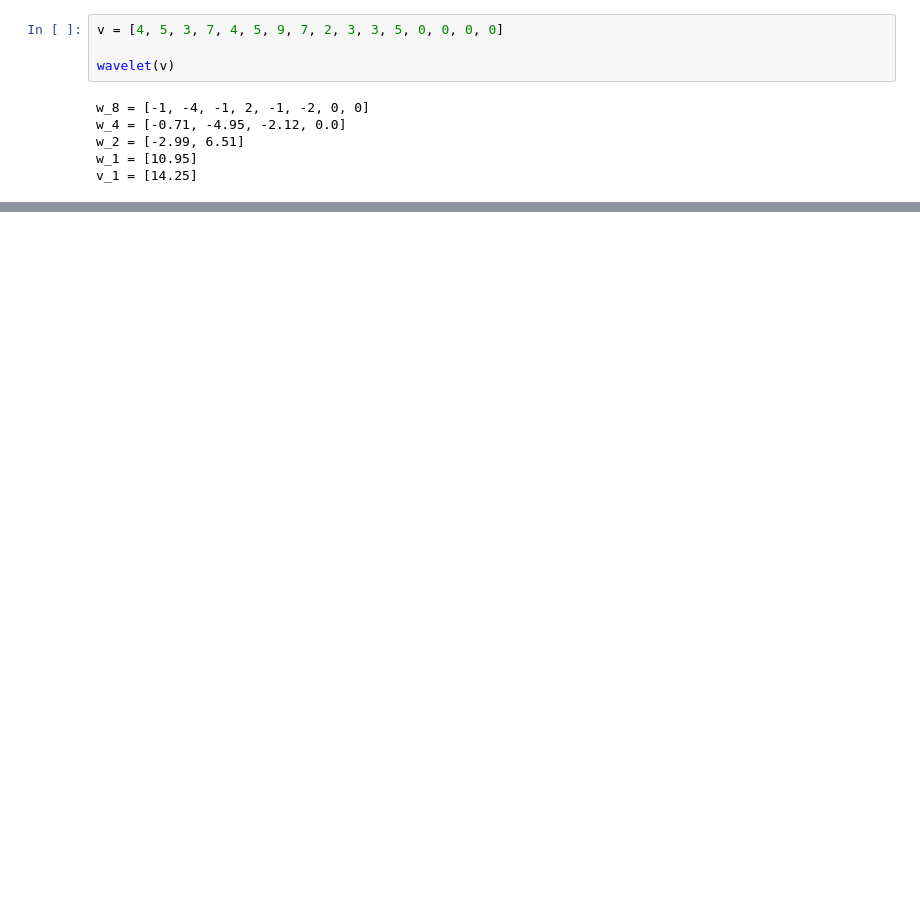
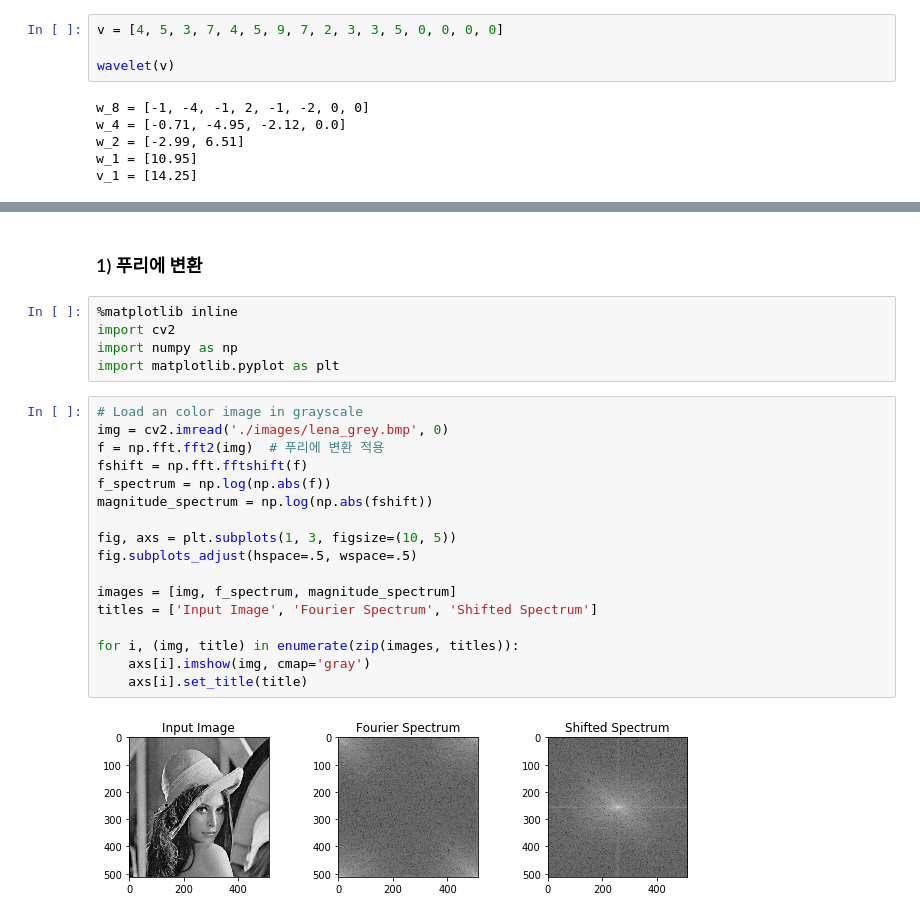
Before and after one commit to ExcelsiorCJH/CodingTheMatrix, a Jupyter notebook: Chap11 - Special Basis/Chap11-Special_Basis.ipynb, the cells around one changed output, grey strips where cells are left out. Saved outputs shown, nothing was run; the diff lists cells and outputs as text; blank space fills up the shorter version.

```diff
--- a/Chap11 - Special Basis/Chap11-Special_Basis.ipynb
+++ b/Chap11 - Special Basis/Chap11-Special_Basis.ipynb
@@ -53,0 +56,26 @@ v_1 = [14.25]
+# %% [markdown]
+### 1) 푸리에 변환
+# %%
+%matplotlib inline
+import cv2
+import numpy as np
+import matplotlib.pyplot as plt
+# %%
+# Load an color image in grayscale
+img = cv2.imread('./images/lena_grey.bmp', 0)
+f = np.fft.fft2(img)  # 푸리에 변환 적용
+fshift = np.fft.fftshift(f)
+f_spectrum = np.log(np.abs(f))
+magnitude_spectrum = np.log(np.abs(fshift))
+
+fig, axs = plt.subplots(1, 3, figsize=(10, 5))
+fig.subplots_adjust(hspace=.5, wspace=.5)
+
+images = [img, f_spectrum, magnitude_spectrum]
+titles = ['Input Image', 'Fourier Spectrum', 'Shifted Spectrum']
+
+for i, (img, title) in enumerate(zip(images, titles)):
+    axs[i].imshow(img, cmap='gray')
+    axs[i].set_title(title)
+# %% [output]
+[figure, added]
```
Also changed, not shown: parts of 10 cells of this notebook, 3 other files.
